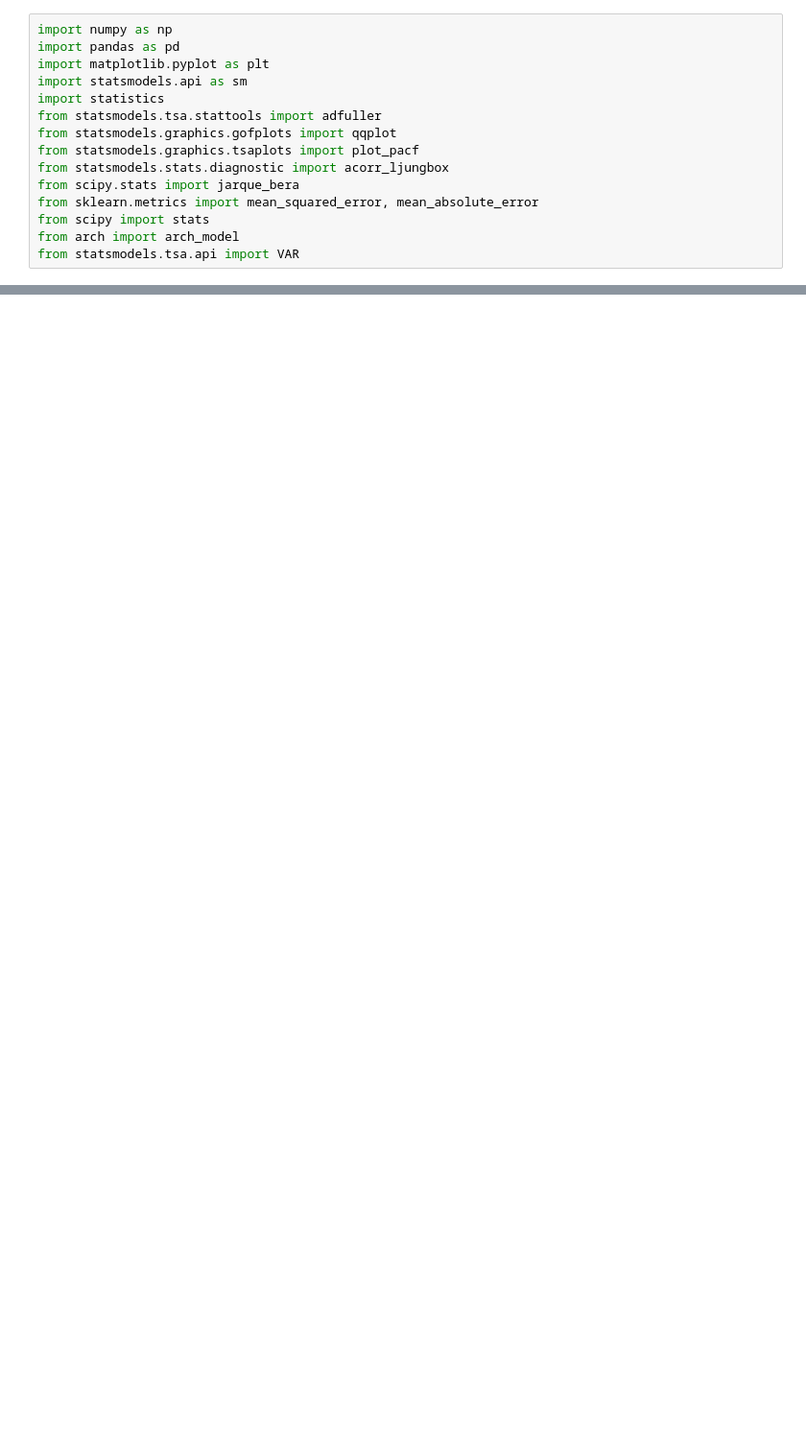
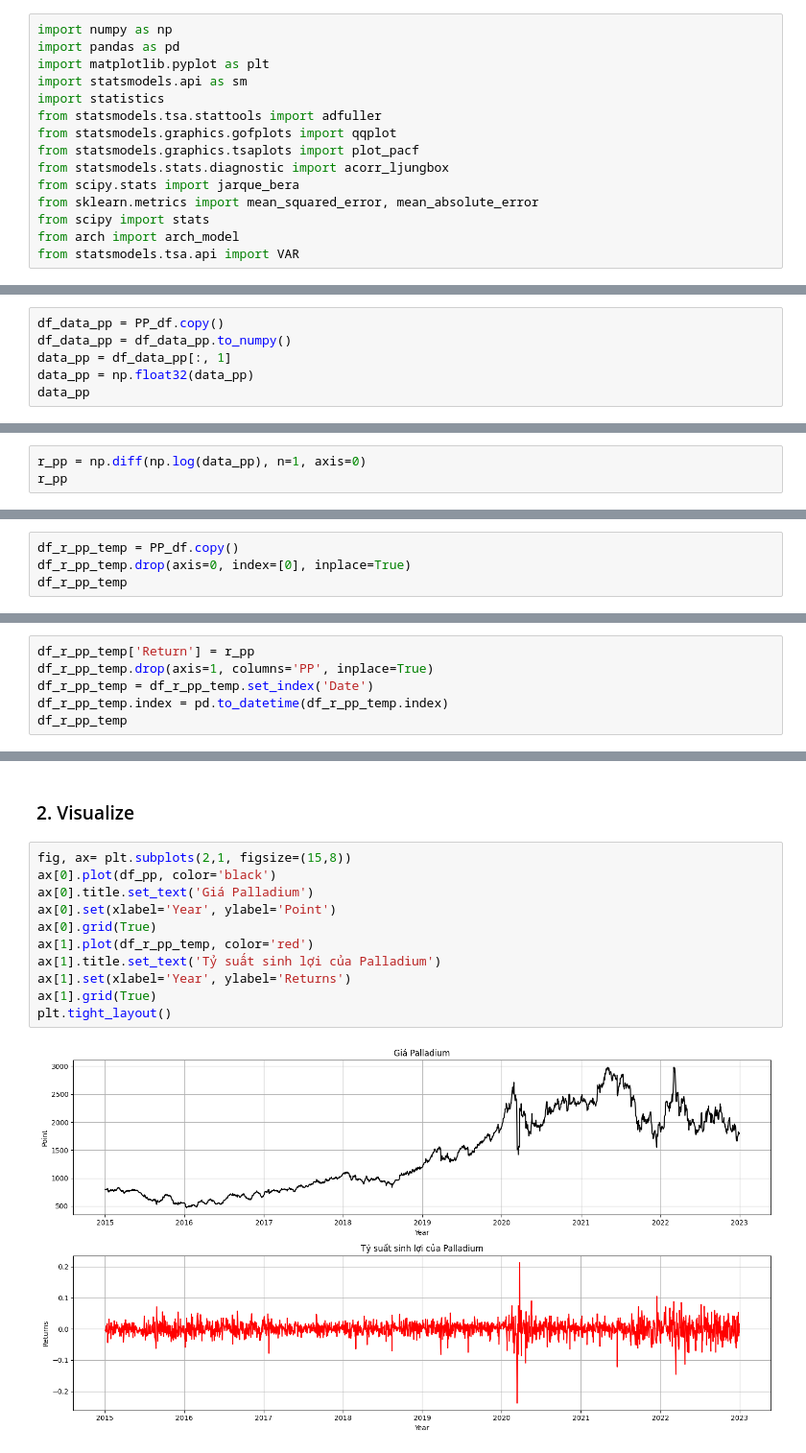
Before and after one commit to HoangLeebadboiz/MinhAnh, a Jupyter notebook: codeforMinhAnh.ipynb, the cells around one changed output, grey strips where cells are left out. Shown at 96% size. Cells and saved outputs as stored; diff of their text form; blank space fills up the shorter version.

Commit message:
code with full data

```diff
--- a/codeforMinhAnh.ipynb
+++ b/codeforMinhAnh.ipynb
@@ -385,0 +472,6 @@ model or by setting rescale=False.
+# %%
+df_data_pp = PP_df.copy()
+df_data_pp = df_data_pp.to_numpy()
+data_pp = df_data_pp[:, 1]
+data_pp = np.float32(data_pp)
+data_pp
@@ -385,0 +481,3 @@ model or by setting rescale=False.
+# %%
+r_pp = np.diff(np.log(data_pp), n=1, axis=0)
+r_pp
@@ -385,0 +487,4 @@ model or by setting rescale=False.
+# %%
+df_r_pp_temp = PP_df.copy()
+df_r_pp_temp.drop(axis=0, index=[0], inplace=True)
+df_r_pp_temp
@@ -385,0 +505,6 @@ model or by setting rescale=False.
+# %%
+df_r_pp_temp['Return'] = r_pp
+df_r_pp_temp.drop(axis=1, columns='PP', inplace=True)
+df_r_pp_temp = df_r_pp_temp.set_index('Date')
+df_r_pp_temp.index = pd.to_datetime(df_r_pp_temp.index)
+df_r_pp_temp
@@ -385,0 +526,15 @@ model or by setting rescale=False.
+# %% [markdown]
+### 2. Visualize
+# %%
+fig, ax= plt.subplots(2,1, figsize=(15,8))
+ax[0].plot(df_pp, color='black')
+ax[0].title.set_text('Giá Palladium')
+ax[0].set(xlabel='Year', ylabel='Point')
+ax[0].grid(True)
+ax[1].plot(df_r_pp_temp, color='red')
+ax[1].title.set_text('Tỷ suất sinh lợi của Palladium')
+ax[1].set(xlabel='Year', ylabel='Returns')
+ax[1].grid(True)
+plt.tight_layout()
+# %% [output]
+[figure, added]
```
Also changed, not shown: parts of 82 cells of this notebook, 1 other file.
